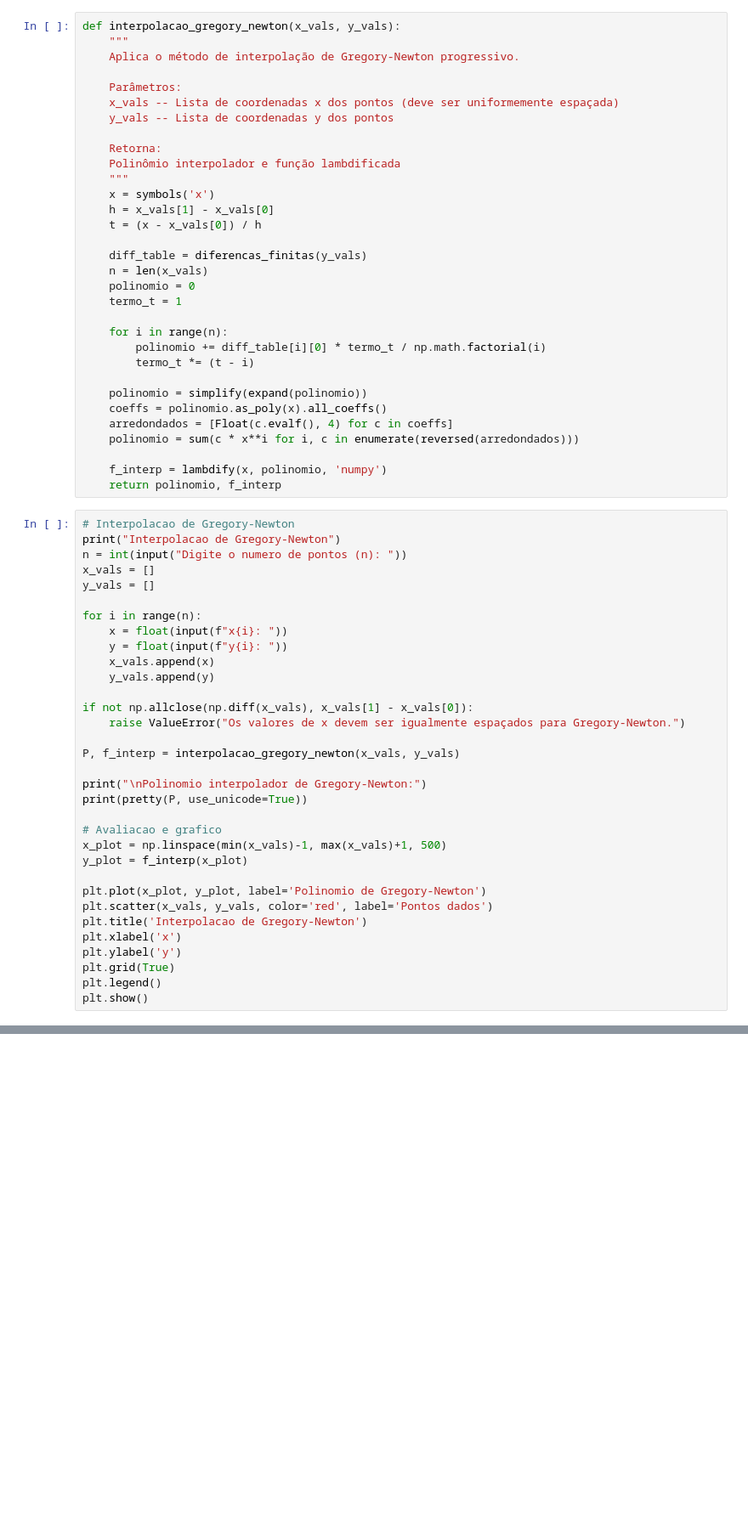
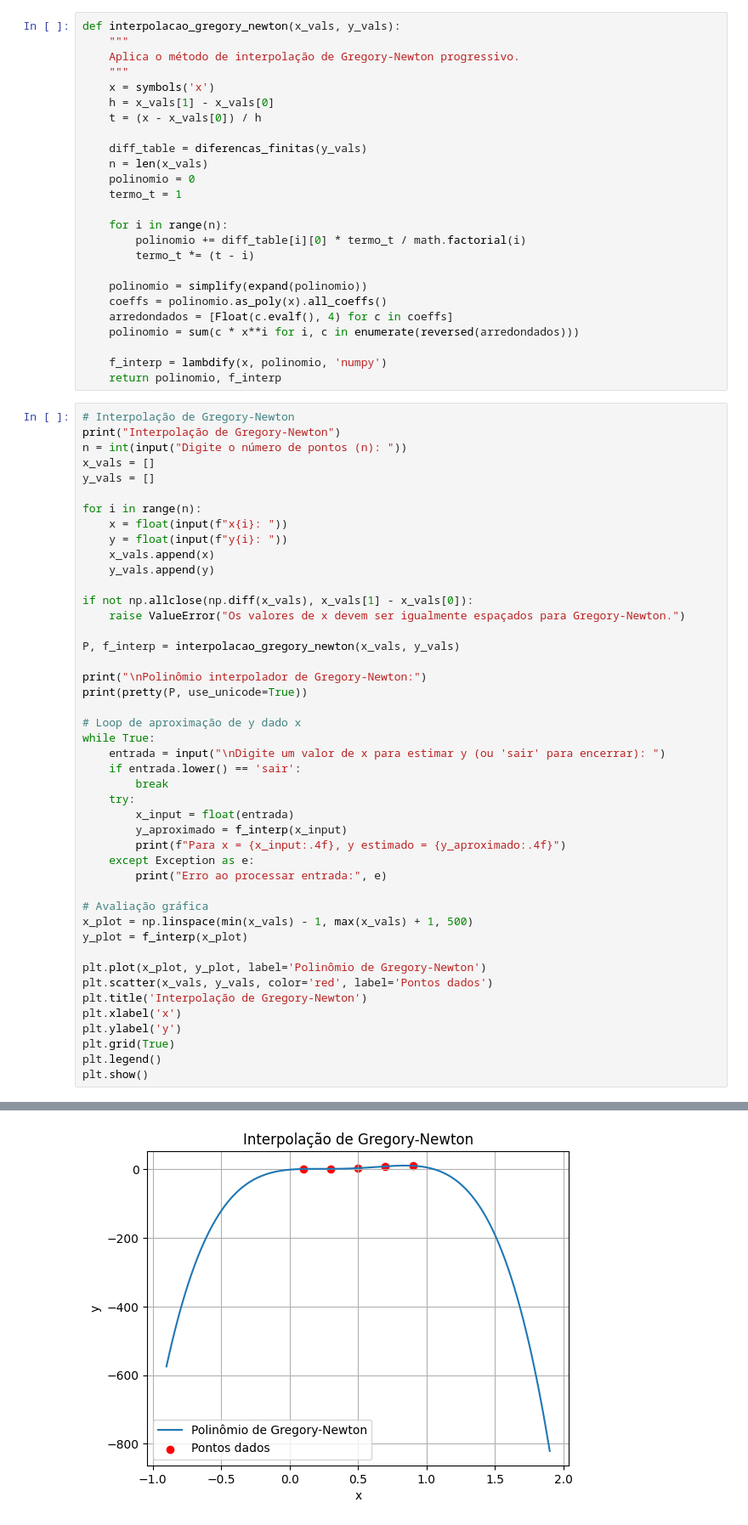
Before and after one commit to Xmagnop/NumericCalculations, a Jupyter notebook: InterpolationMethods/gregory-newton.ipynb, the cells around one changed output, grey strips where cells are left out. Shown at 85% size. Drawn from its saved outputs; the diff is of its cells as text; blank space fills up the shorter version.

Commit message:
exercicios da lista e ajustando códigos de interpolação

```diff
--- a/InterpolationMethods/gregory-newton.ipynb
+++ b/InterpolationMethods/gregory-newton.ipynb
@@ -17,13 +17,6 @@ def diferencas_finitas(y_vals):
 def interpolacao_gregory_newton(x_vals, y_vals):
     """
     Aplica o método de interpolação de Gregory-Newton progressivo.
-
-    Parâmetros:
-    x_vals -- Lista de coordenadas x dos pontos (deve ser uniformemente espaçada)
-    y_vals -- Lista de coordenadas y dos pontos
-
-    Retorna:
-    Polinômio interpolador e função lambdificada
     """
     x = symbols('x')
     h = x_vals[1] - x_vals[0]
@@ -35,7 +28,7 @@ def interpolacao_gregory_newton(x_vals, y_vals):
     termo_t = 1
 
     for i in range(n):
-        polinomio += diff_table[i][0] * termo_t / np.math.factorial(i)
+        polinomio += diff_table[i][0] * termo_t / math.factorial(i)
         termo_t *= (t - i)
 
     polinomio = simplify(expand(polinomio))
@@ -46,9 +39,9 @@ def interpolacao_gregory_newton(x_vals, y_vals):
     f_interp = lambdify(x, polinomio, 'numpy')
     return polinomio, f_interp
 # %%
-# Interpolacao de Gregory-Newton
-print("Interpolacao de Gregory-Newton")
-n = int(input("Digite o numero de pontos (n): "))
+# Interpolação de Gregory-Newton
+print("Interpolação de Gregory-Newton")
+n = int(input("Digite o número de pontos (n): "))
 x_vals = []
 y_vals = []
 
@@ -63,18 +56,31 @@ if not np.allclose(np.diff(x_vals), x_vals[1] - x_vals[0]):
 
 P, f_interp = interpolacao_gregory_newton(x_vals, y_vals)
 
-print("\nPolinomio interpolador de Gregory-Newton:")
+print("\nPolinômio interpolador de Gregory-Newton:")
 print(pretty(P, use_unicode=True))
 
-# Avaliacao e grafico
-x_plot = np.linspace(min(x_vals)-1, max(x_vals)+1, 500)
+# Loop de aproximação de y dado x
+while True:
+    entrada = input("\nDigite um valor de x para estimar y (ou 'sair' para encerrar): ")
+    if entrada.lower() == 'sair':
+        break
+    try:
+        x_input = float(entrada)
+        y_aproximado = f_interp(x_input)
+        print(f"Para x = {x_input:.4f}, y estimado = {y_aproximado:.4f}")
+    except Exception as e:
+        print("Erro ao processar entrada:", e)
+
+# Avaliação gráfica
+x_plot = np.linspace(min(x_vals) - 1, max(x_vals) + 1, 500)
 y_plot = f_interp(x_plot)
 
-plt.plot(x_plot, y_plot, label='Polinomio de Gregory-Newton')
+plt.plot(x_plot, y_plot, label='Polinômio de Gregory-Newton')
 plt.scatter(x_vals, y_vals, color='red', label='Pontos dados')
-plt.title('Interpolacao de Gregory-Newton')
+plt.title('Interpolação de Gregory-Newton')
 plt.xlabel('x')
 plt.ylabel('y')
 plt.grid(True)
 plt.legend()
 plt.show()
+# %% [output]
@@ -80,0 +93 @@ plt.show()
+[figure, added]
```
Also changed, not shown: parts of 3 cells of this notebook, 1 other file.
